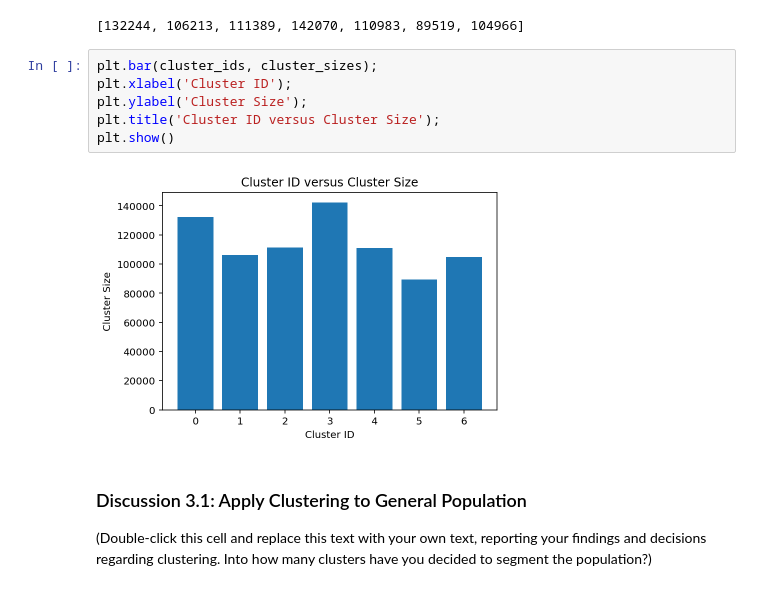
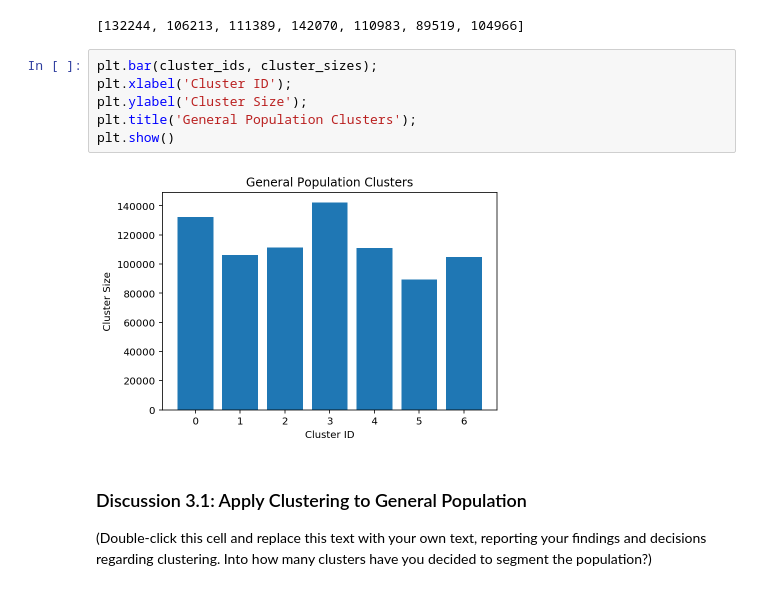
Before and after one commit to dguevar1/identify_customer_segments, a Jupyter notebook: Identify_Customer_Segments.ipynb, the cells around one changed output. Saved outputs shown, nothing was run; the diff lists cells and outputs as text.

Commit message:
feat: Update bar chart title.
This commit updates the bar chart titile.

Resolves: #16, #17

```diff
--- a/Identify_Customer_Segments.ipynb
+++ b/Identify_Customer_Segments.ipynb
@@ -2769,11 +2769,11 @@ cluster_sizes
 # %%
 plt.bar(cluster_ids, cluster_sizes);
 plt.xlabel('Cluster ID');
 plt.ylabel('Cluster Size');
-plt.title('Cluster ID versus Cluster Size');
+plt.title('General Population Clusters');
 plt.show()
 # %% [output]
-[figure, old version]
+[figure, new version]
 # %% [markdown]
 ### Discussion 3.1: Apply Clustering to General Population
 
```
